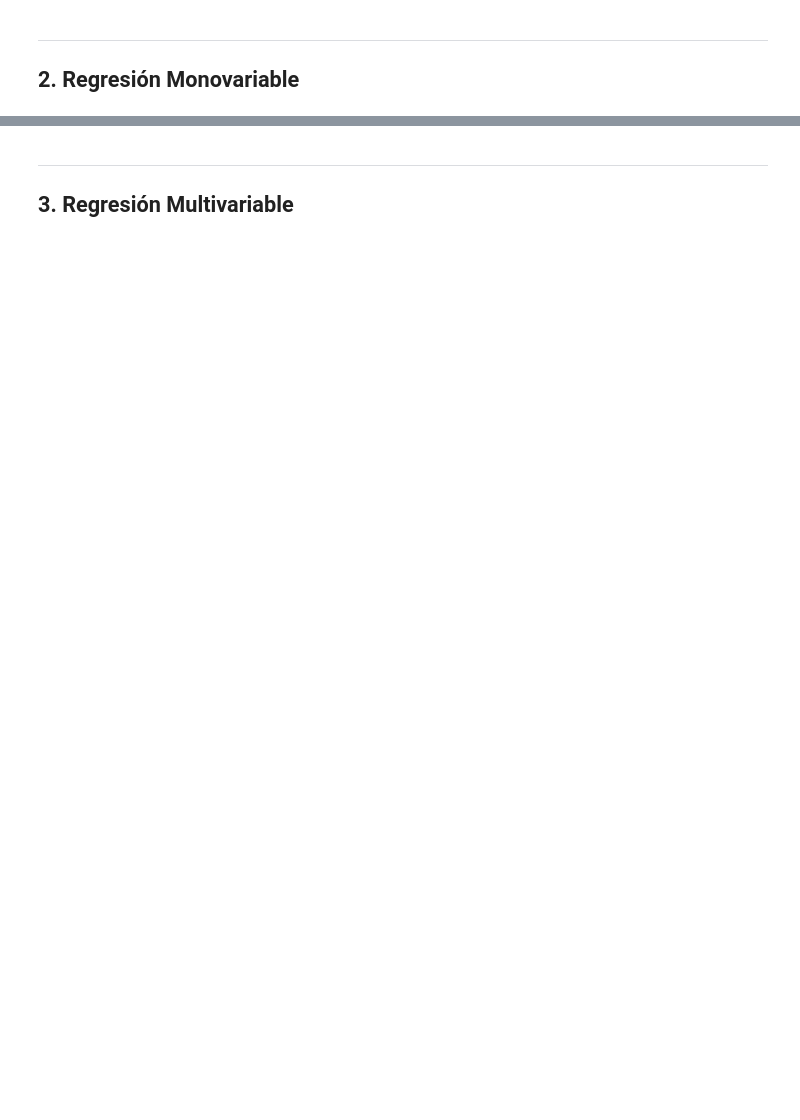
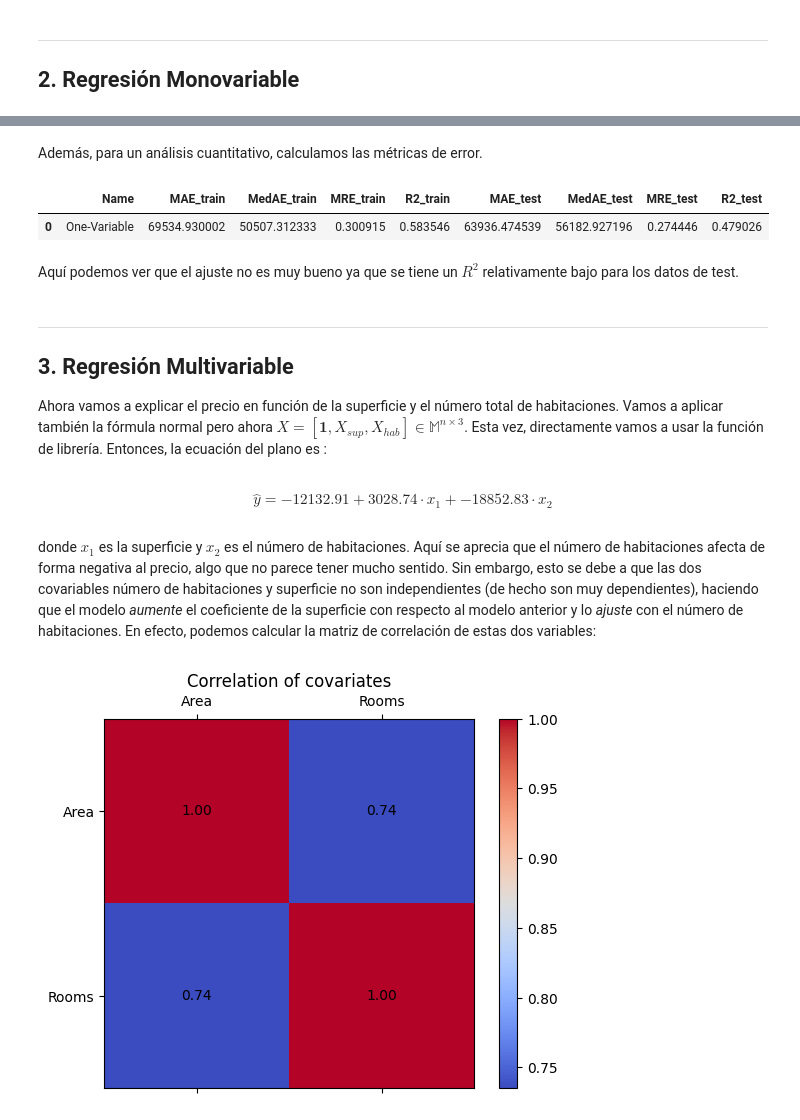
Before and after one commit to Davidjmz12/Automatic-Learning, a Jupyter notebook: Lab-01/notebook.ipynb, the cells around one changed output, grey strips where cells are left out. Saved outputs shown, nothing was run; the diff lists cells and outputs as text; code cells hidden in the pictures; blank space fills up the shorter version.

```diff
--- a/Lab-01/notebook.ipynb
+++ b/Lab-01/notebook.ipynb
@@ -83,3 +296,49 @@ Aquí explico y analizo los resultados obtenidos.
+# %% [markdown]
+Además, para un análisis cuantitativo, calculamos las métricas de error.
+# %%
+one_variable_model.compute_metrics(r=10)
+# %% [output]
+|  | Name | MAE_train | MedAE_train | MRE_train | R2_train | MAE_test | MedAE_test | MRE_test | R2_test |
+| 0 | One-Variable | 69534.930002 | 50507.312333 | 0.300915 | 0.583546 | 63936.474539 | 56182.927196 | 0.274446 | 0.479026 |
+# %% [markdown]
+Aquí podemos ver que el ajuste no es muy bueno ya que se tiene un $R^2$ relativamente bajo para los datos de test.
 # %% [markdown]
 ----
 ## 3. Regresión Multivariable
+Ahora vamos a explicar el precio en función de la superficie y el número total de habitaciones. Vamos a aplicar también la fórmula normal pero ahora $X = [\mathbf{1}, X_{sup}, X_{hab}] \in \mathbb{M}^{n\times 3}$. Esta vez, directamente vamos a usar la función de librería. Entonces, la ecuación del plano es :
+# %%
+x_train = np.concat([x1_train, x2_train], axis=1)
+x_test = np.concat([x1_test, x2_test], axis=1)
+two_variables_model = LinearRegression(  x_train, y_train,
+                                        x_test, y_test,
+                                        linear_model.LinearRegression(),
+                                        "Two-Variables", flags)
+two_variables_model.pretty_print()
+# %% [output]
+$$\hat{y} = -12132.91 + 3028.74 \cdot x_1 + -18852.83 \cdot x_2  $$
+# %% [markdown]
+donde $x_1$ es la superficie y $x_2$ es el número de habitaciones. Aquí se aprecia que el número de habitaciones afecta de forma negativa al precio, algo que no parece tener mucho sentido. Sin embargo, esto se debe a que las dos covariables número de habitaciones y superficie no son independientes (de hecho son muy dependientes), haciendo que el modelo *aumente* el coeficiente de la superficie con respecto al modelo anterior y lo *ajuste* con el número de habitaciones. En efecto, podemos calcular la matriz de correlación de estas dos variables:
+# %%
+data = np.concatenate([x_test, x_train], axis=0)
+corr_matrix = np.corrcoef(data.transpose())
+
+fig, ax = plt.subplots()
+cax = ax.matshow(corr_matrix, cmap='coolwarm')
+
+# Add the value of each cell in text in the center of the cell
+for (i, j), val in np.ndenumerate(corr_matrix):
+    ax.text(j, i, f'{val:.2f}', ha='center', va='center', color='black')
+
+# Set the ticks and labels
+ax.set_xticks([0, 1])
+ax.set_yticks([0, 1])
+ax.set_xticklabels(["Area", "Rooms"])
+ax.set_yticklabels(["Area", "Rooms"])
+
+# Add a title
+plt.title("Correlation of covariates")
+
+plt.colorbar(cax)
+plt.show()
+# %% [output]
+[figure, added]
```
Also changed, not shown: parts of 26 cells of this notebook.
